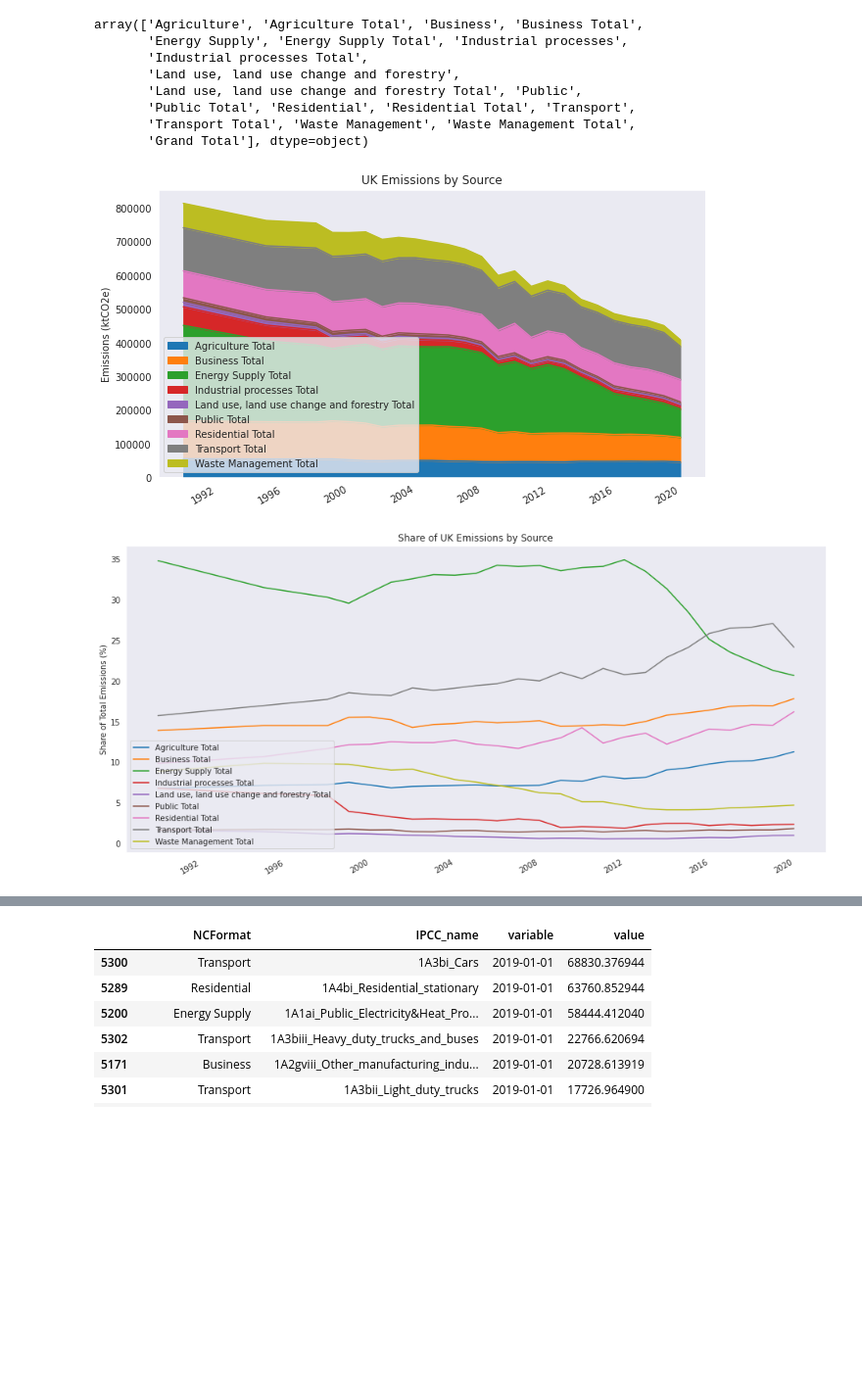
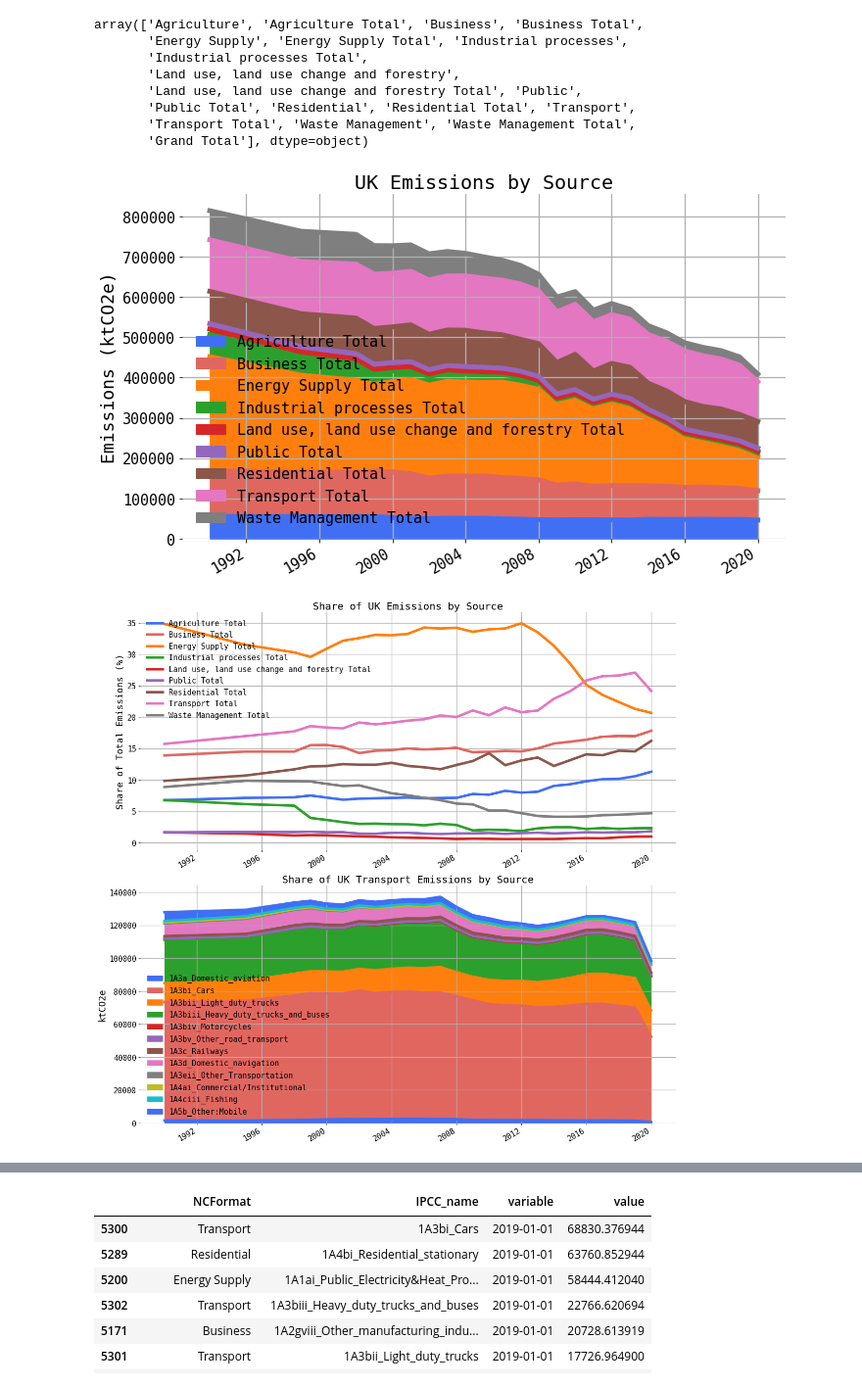
Before and after one commit to New-AutoMotive/zev_mandate, a Jupyter notebook: 00) UK Transport Emissions.ipynb, the cells around one changed output, grey strips where cells are left out. Shown at 98% size. Saved outputs shown, nothing was run; the diff lists cells and outputs as text; code cells hidden in the pictures; blank space fills up the shorter version.

```diff
--- a/00) UK Transport Emissions.ipynb
+++ b/00) UK Transport Emissions.ipynb
@@ -17,3 +14,8 @@ The google.cloud.bigquery extension is already loaded. To reload it, use:
+# %%
+import pickle
+with open('design.pkl','rb') as f:
+    set_params = pickle.load(f)
+plt.rcParams.update(set_params)
 # %%
 def ft_cleaner(x):
     x = x.replace('GAS BI-FUEL', 'Other').replace('GAS', 'Other').replace('GAS DIESEL', 'Other').replace('PETROL/GAS', 'Other').replace('LPG', 'Other').replace('STEAM', 'Other').replace('LNG', 'Other').replace('OTHER', 'Other').replace('CNG', 'Other')
@@ -23,8 +25,6 @@ def ft_cleaner(x):
     x = x.replace('DIESEL', 'Diesel').replace('Other Diesel', 'Diesel')
     x = x.replace('ELECTRICITY', 'Pure Electric').replace('ELECTRIC', 'Pure Electric')
     return x
-# %%
-sns.set_style("dark")
 # %%
 em = pd.read_excel('data/2209201114_DA_GHGI_1990-2020_Final_v4.1_AR4_AR5.xlsm', sheet_name='UK By Source_AR5', header=16, usecols='B:AC')
 em['NCFormat'] = em.NCFormat.fillna(method='ffill')
@@ -59,29 +59,37 @@ ax.set_xlabel('')
 
 plt.show()
 # %% [output]
-[figure, old version]
+[figure, new version]
 # %%
-fig, ax = plt.subplots(figsize=(16, 8))
+fig, ax = plt.subplots(2, 1, figsize=(16, 15))
 
 em_sel = em[em.NCFormat.str.contains('Total')].pivot(index='variable', columns='NCFormat', values='value')[
     ['Agriculture Total', 'Business Total', 'Energy Supply Total',
     'Industrial processes Total',
        'Land use, land use change and forestry Total', 'Public Total',
        'Residential Total', 'Transport Total', 'Waste Management Total']
 ]
 
-(100*(em_sel.div(em_sel.sum(axis=1), axis=0))).plot(ax=ax)
+(100*(em_sel.div(em_sel.sum(axis=1), axis=0))).plot(ax=ax[0])
 
-ax.legend(loc='lower left')
-ax.set_title('Share of UK Emissions by Source')
-ax.set_ylabel('Share of Total Emissions (%)')
-ax.set_xlabel('')
+ax[0].legend(loc='upper left')
+ax[0].set_title('Share of UK Emissions by Source')
+ax[0].set_ylabel('Share of Total Emissions (%)')
+ax[0].set_xlabel('')
+
+
+em[(em.NCFormat == 'Transport')].pivot(index='variable', columns='IPCC_name', values='value').iloc[:, :12].plot(kind='area', ax=ax[1])
+
+ax[1].legend(loc='lower left')
+ax[1].set_title('Share of UK Transport Emissions by Source')
+ax[1].set_ylabel('ktCO2e')
+ax[1].set_xlabel('')
 
 plt.savefig('plots/emissions_by_source.png', transparent=False, bbox_inches='tight', dpi=300)
 
 plt.show()
 # %% [output]
-[figure, old version]
+[figure, new version]
 # %%
 fig, ax = plt.subplots(figsize=(16, 8))
 
```
Also changed, not shown: parts of 10 cells of this notebook, 4 other files.
